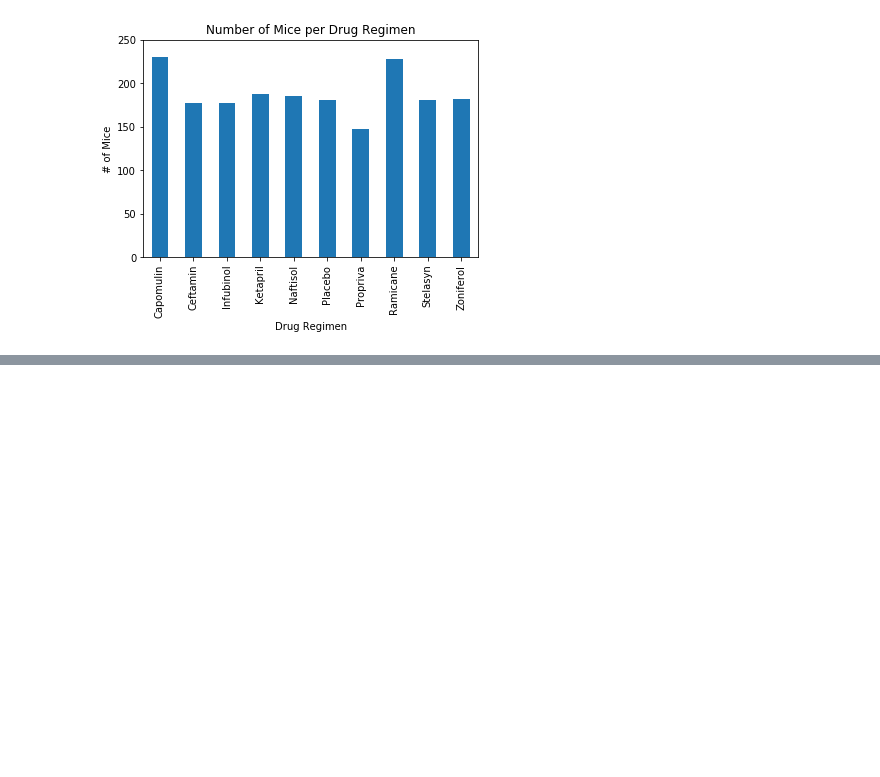
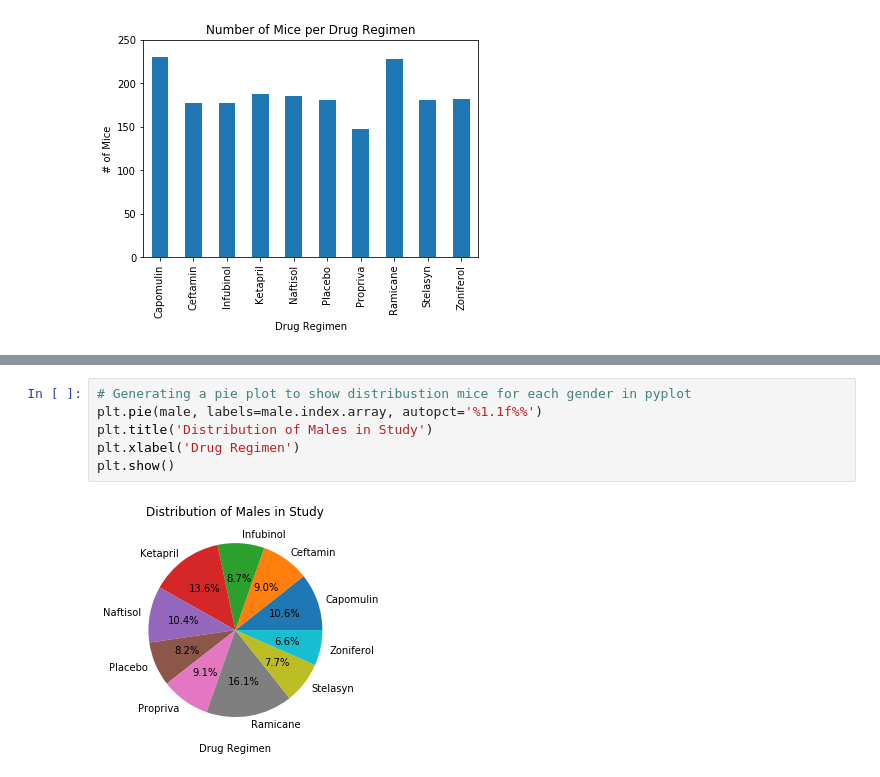
Before and after one commit to dborowski16/matplotlib-challenge, a Jupyter notebook: Pymaceuticals/Pymaceuticals.ipynb, the cells around one changed output, grey strips where cells are left out. Saved outputs shown, nothing was run; the diff lists cells and outputs as text; blank space fills up the shorter version.

```diff
--- a/Pymaceuticals/Pymaceuticals.ipynb
+++ b/Pymaceuticals/Pymaceuticals.ipynb
@@ -105,0 +120,8 @@ plt.show()
+# %%
+# Generating a pie plot to show distribustion mice for each gender in pyplot
+plt.pie(male, labels=male.index.array, autopct='%1.1f%%')
+plt.title('Distribution of Males in Study')
+plt.xlabel('Drug Regimen')
+plt.show()
+# %% [output]
+[figure, added]
```
Also changed, not shown: parts of 1 cell of this notebook.
